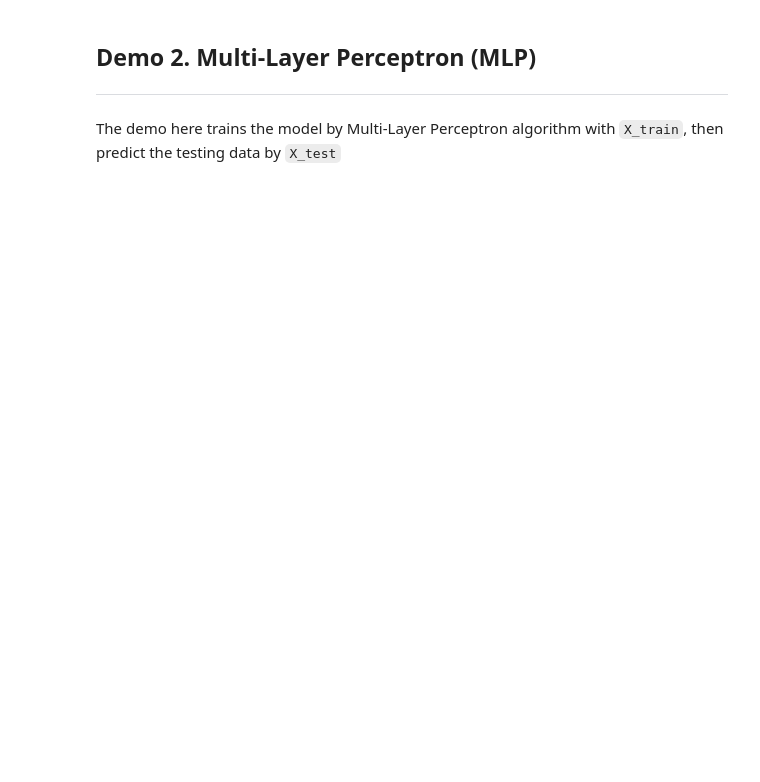
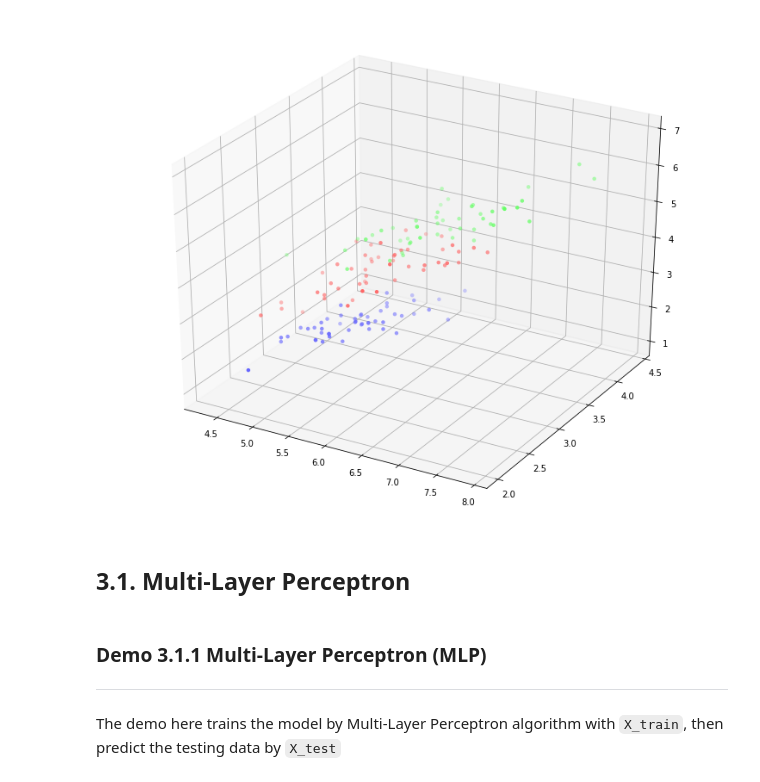
Before and after one commit to jessee-kung/tu-etp-ad1062, a Jupyter notebook: demo_03.ipynb, the cells around one changed output. Saved outputs shown, nothing was run; the diff lists cells and outputs as text; code cells hidden in the pictures; blank space fills up the shorter version.

```diff
--- a/demo_03.ipynb
+++ b/demo_03.ipynb
@@ -107,5 +120,15 @@ y_test[400:800] = 2
+# %%
+iris = sklearn.datasets.load_iris()
+
+plot = Plot3D()
+plot.scatter(iris.data, iris.target)
+plot.show()
+# %% [output]
+[figure, added]
+# %% [markdown]
+## 3.1. Multi-Layer Perceptron
 # %% [markdown]
-## Demo 2. Multi-Layer Perceptron (MLP)
+### Demo 3.1.1 Multi-Layer Perceptron (MLP)
 ----
 The demo here trains the model by Multi-Layer Perceptron algorithm with `X_train`, then predict the testing data by `X_test`
 # %%
```
Also changed, not shown: parts of 19 cells of this notebook.
